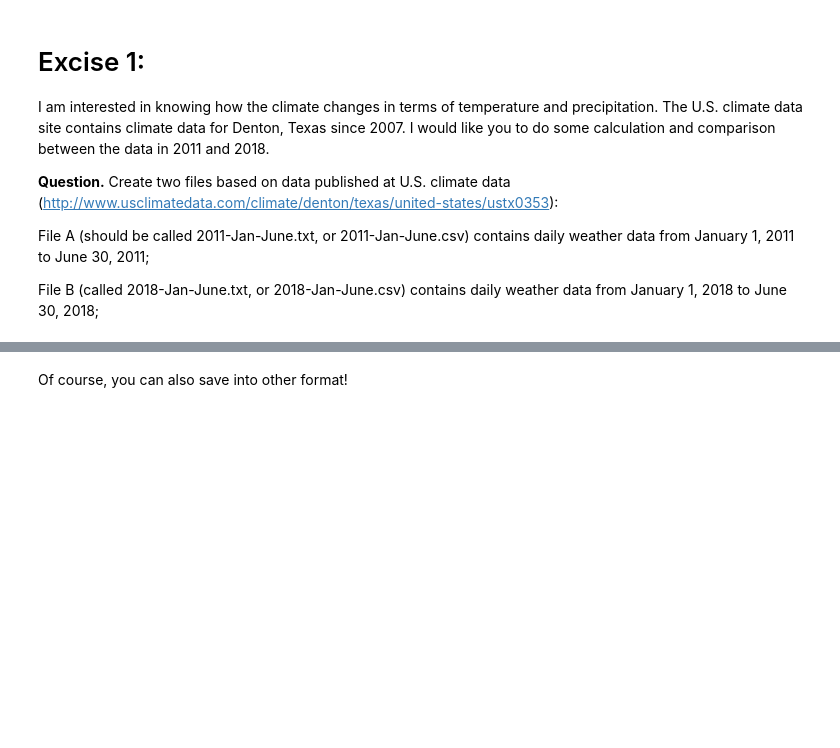
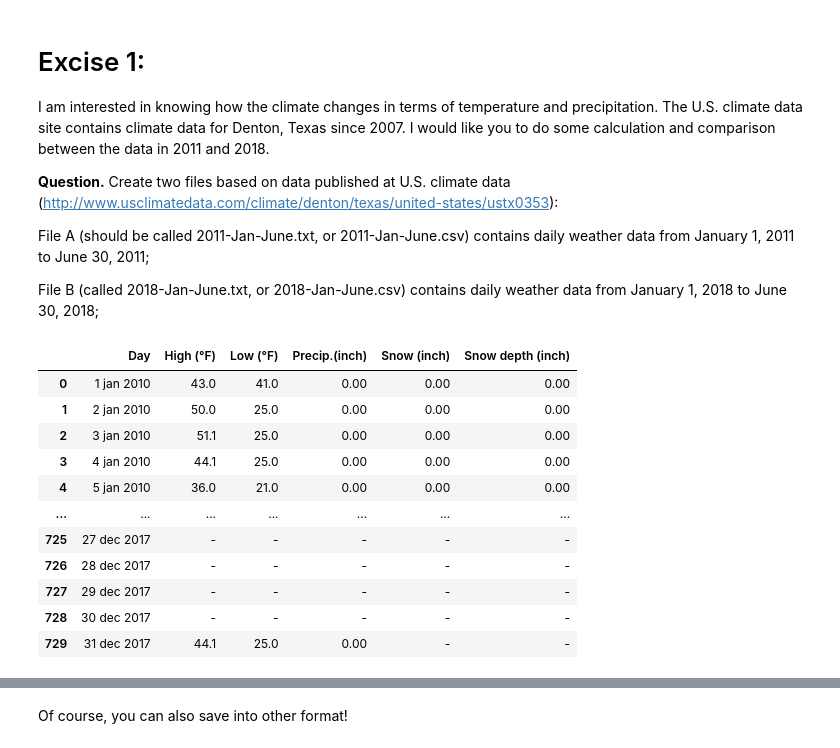
Before and after one commit to EngBett/UNT-INFO5717-Fall2019, a Jupyter notebook: Lesson 8/Lesson_eight.ipynb, the cells around one changed output, grey strips where cells are left out. Drawn from its saved outputs; the diff is of its cells as text; code cells hidden in the pictures; blank space fills up the shorter version.

```diff
--- a/Lesson 8/Lesson_eight.ipynb
+++ b/Lesson 8/Lesson_eight.ipynb
@@ -691,0 +609,87 @@ for y in year:
+# %%
+import pandas as pd
+from bs4 import BeautifulSoup
+import requests
+
+# Set years for file creation
+year = [2010,2017]
+
+table_title = ['Day','High (°F)','Low (°F)','Precip.(inch)','Snow (inch)','Snow depth (inch)']
+
+day_all = []
+high_all = []
+low_all = []
+precip_all = []
+snow_all = []
+snow_depth_all = []
+
+# Iterate across years
+
+for y in year:
+    # Reset the result list
+    result = []
+    # Using 6 due to fixed number of months in problem
+    for counter in range(12):
+
+        # Poll the site for html
+        url = 'https://www.usclimatedata.com/climate/denton/texas/united-states/ustx0353/' + str(y) + '/' + str(counter + 1)
+        response = requests.get(url)
+
+        soup = BeautifulSoup(response.text, 'lxml') # Parse the HTML as a string
+        # locate the history data
+        history_data = soup.find(id="history_data")
+
+        table = history_data.find(class_="daily_climate_table") # Grab the first table
+        # print(table)
+        # print(len(table.find_all("tr")))
+        # The first row is the column title information, we don't need that
+        climate_data = table.find_all("tr")[1:]
+
+        for item in climate_data:
+
+          # get the day information
+          day_cells = item.findAll("td",{"class": "align_left daily_climate_table_td_day"})
+          day_all.append(day_cells[0].get_text())
+
+          # get the high temperature information
+          high_cells = item.findAll("td",{"class": "align_right climate_table_data_td temperature_red "})
+          high_all.append(high_cells[0].get_text())
+
+          # get the low temperature information
+          low_cells= item.findAll("td",{"class": "align_right climate_table_data_td temperature_blue"})
+          low_all.append(low_cells[0].get_text())
+
+          # get the last three columns
+          last_three_cells = item.findAll("td",{"class": "align_right climate_table_data_td"})
+
+          precip_text =  last_three_cells[0].get_text()
+          precip_all.append(precip_text)
+
+          snow_all_text =  last_three_cells[1].get_text()
+          snow_all.append(snow_all_text)
+
+          snow_depth_all_text =  last_three_cells[2].get_text()
+          snow_depth_all.append(snow_depth_all_text)
+
+denton_climate = pd.DataFrame({
+    "Day": day_all,
+    "High (°F)": high_all,
+    "Low (°F)": low_all,
+    "Precip.(inch)":precip_all,
+    "Snow (inch)": snow_all,
+    "Snow depth (inch)":snow_depth_all
+})
+denton_climate
+# %% [output]
+|  | Day | High (°F) | Low (°F) | Precip.(inch) | Snow (inch) | Snow depth (inch) |
+| 0 | 1 jan 2010 | 43.0 | 41.0 | 0.00 | 0.00 | 0.00 |
+| 1 | 2 jan 2010 | 50.0 | 25.0 | 0.00 | 0.00 | 0.00 |
+| 2 | 3 jan 2010 | 51.1 | 25.0 | 0.00 | 0.00 | 0.00 |
+| 3 | 4 jan 2010 | 44.1 | 25.0 | 0.00 | 0.00 | 0.00 |
+| 4 | 5 jan 2010 | 36.0 | 21.0 | 0.00 | 0.00 | 0.00 |
+| ... | ... | ... | ... | ... | ... | ... |
+| 725 | 27 dec 2017 | - | - | - | - | - |
+| 726 | 28 dec 2017 | - | - | - | - | - |
+| 727 | 29 dec 2017 | - | - | - | - | - |
+| 728 | 30 dec 2017 | - | - | - | - | - |
+| 729 | 31 dec 2017 | 44.1 | 25.0 | 0.00 | - | - |
```
Also changed, not shown: parts of 3 cells of this notebook.
